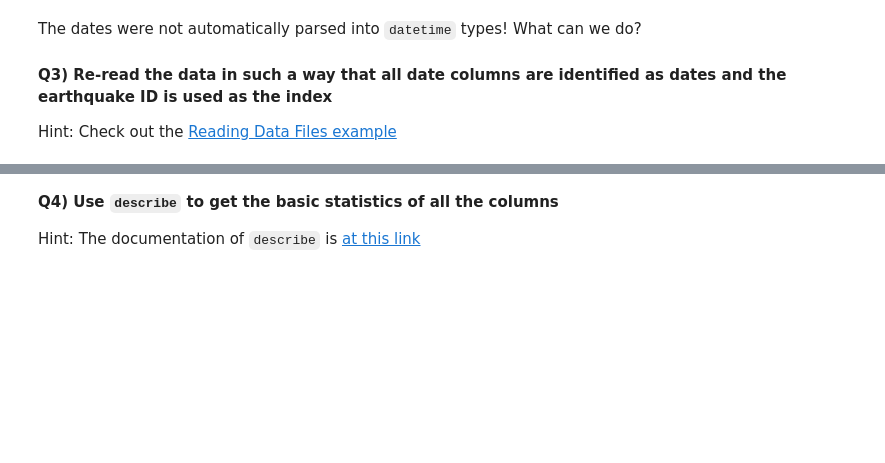
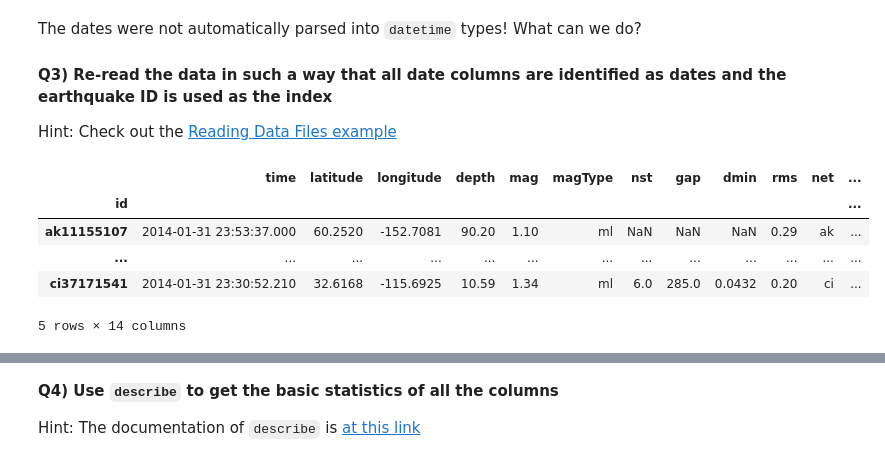
Before and after one commit to KeyvanDiba/2022_ML_Earth_Env_Sci, a Jupyter notebook: S1_4_Pandas.ipynb, the cells around one changed output, grey strips where cells are left out. Drawn from its saved outputs; the diff is of its cells as text; code cells hidden in the pictures; blank space fills up the shorter version.

```diff
--- a/S1_4_Pandas.ipynb
+++ b/S1_4_Pandas.ipynb
@@ -760,7 +777,17 @@ What can we do?
 Hint: Check out the [Reading Data Files example](#Weather)
 # %%
 # Re-read the URL
+df = pd.read_csv(datafile, parse_dates=[0])
+df = df.set_index('id')
 # %%
 # Use the `head` function to check that it worked
+df.head()
+# %% [output]
+|  | time | latitude | longitude | depth | mag | magType | nst | gap | dmin | rms | net | ... |
+| id |  |  |  |  |  |  |  |  |  |  |  | ... |
+| ak11155107 | 2014-01-31 23:53:37.000 | 60.2520 | -152.7081 | 90.20 | 1.10 | ml | NaN | NaN | NaN | 0.29 | ak | ... |
+| ... | ... | ... | ... | ... | ... | ... | ... | ... | ... | ... | ... | ... |
+| ci37171541 | 2014-01-31 23:30:52.210 | 32.6168 | -115.6925 | 10.59 | 1.34 | ml | 6.0 | 285.0 | 0.0432 | 0.20 | ci | ... |
+5 rows × 14 columns
 # %%
 # Use the `info` function to check that it worked
```
Also changed, not shown: parts of 36 cells of this notebook.
